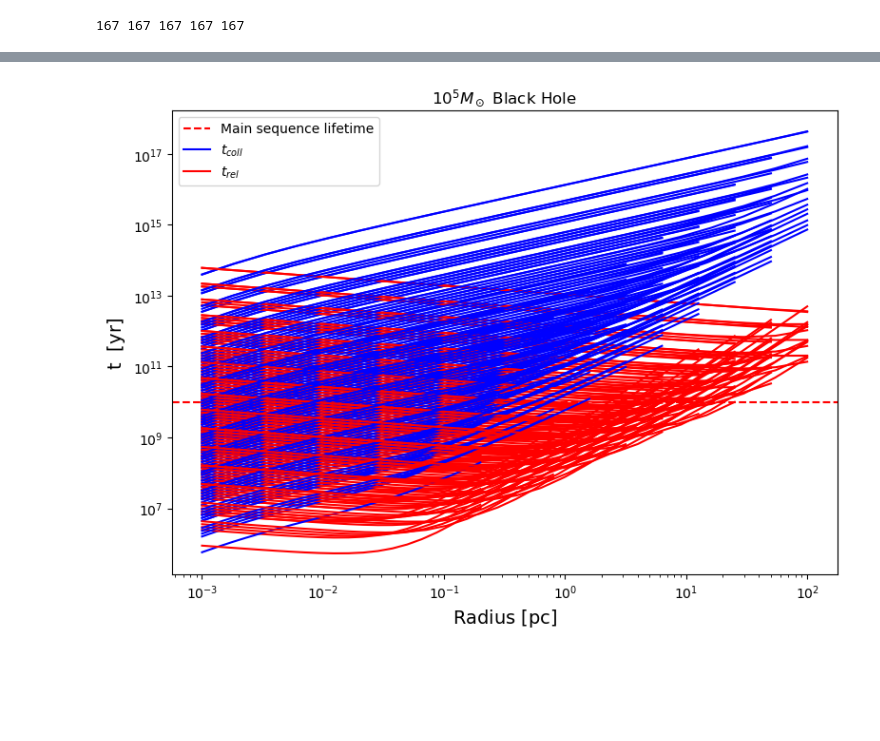
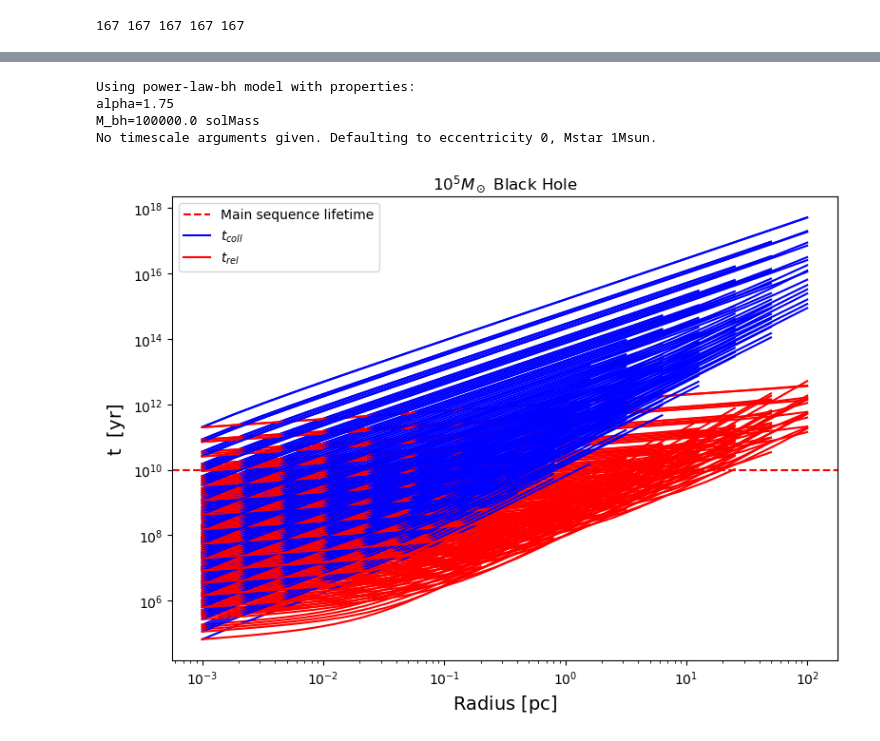
Before and after one commit to astro-claire/model-timescales, a Jupyter notebook: examples/black_hole_versus_pl.ipynb, the cells around one changed output, grey strips where cells are left out. Saved outputs shown, nothing was run; the diff lists cells and outputs as text; code cells hidden in the pictures; blank space fills up the shorter version.

```diff
--- a/examples/black_hole_versus_pl.ipynb
+++ b/examples/black_hole_versus_pl.ipynb
@@ -158,42 +168,46 @@ plt.show()
 # %%
-modelbh = TimescaleEnsemble(grid, densityModel="power-law-bh", profile_kwargs={'M_bh':1e5 *u.Msun})
+modelbh = TimescaleEnsemble(grid, densityModel="power-law-bh", profile_kwargs={"alpha":1.75,'M_bh':1e5 *u.Msun})
 fig, ax = plt.subplots(figsize=(8, 6))
 plt.axhline(y=1e10, color='r', linestyle='--', label='Main sequence lifetime')
 
 ax.set_xscale('log')
 ax.set_yscale('log')
 system_id = 0
-t_coll = collision_timescale(modelbh.n[system_id], modelbh.sigma[system_id], modelbh.Mstar, e =0.9, alpha = modelbh.alpha).to('yr')
+t_coll = collision_timescale(modelbh.n[system_id], modelbh.sigma[system_id], modelbh.Mstar, e =0.0, alpha = modelbh.alpha).to('yr')
 
 t_relax = relaxation_timescale(modelbh.sigma[system_id], modelbh.rho[system_id],modelbh.Mstar).to('yr')
 
 xaxis = modelbh.radii[system_id]
 yaxis = t_coll
 ax.plot(xaxis,yaxis, color = "blue", label = r"$t_{coll}$")
 yaxis = t_relax
 
 ax.plot(xaxis,yaxis, color = "red",label = r"$t_{rel}$")
 
 for system_id in range(modelbh.Nsystems):
-    t_coll = collision_timescale(modelbh.n[system_id], modelbh.sigma[system_id], modelbh.Mstar, e =0.9, alpha = modelbh.alpha).to('yr')
+    t_coll = collision_timescale(modelbh.n[system_id], modelbh.sigma[system_id], modelbh.Mstar, e =0.0, alpha = modelbh.alpha).to('yr')
 
     t_relax = relaxation_timescale(modelbh.sigma[system_id], modelbh.rho[system_id],modelbh.Mstar).to('yr')
 
     xaxis = modelbh.radii[system_id]
     yaxis = t_coll
     ax.plot(xaxis,yaxis, color= "blue")
     yaxis = t_relax
 
     ax.plot(xaxis,yaxis, color = "red")
 
 
 ax.set_xlabel(f"Radius [{xaxis.unit.to_string('latex_inline')}]", fontsize=14)
 ax.set_ylabel(f"t  [{yaxis.unit.to_string('latex_inline')}]", fontsize=14)
 plt.title(r"$10^5 M_\odot$ Black Hole")
 
 plt.legend()
 plt.tight_layout()
 plt.show()
 # %% [output]
+Using power-law-bh model with properties:
+alpha=1.75
+M_bh=100000.0 solMass
+No timescale arguments given. Defaulting to eccentricity 0, Mstar 1Msun.
-[figure, old version]
+[figure, new version]
 # %%
```
Also changed, not shown: parts of 22 cells of this notebook.
